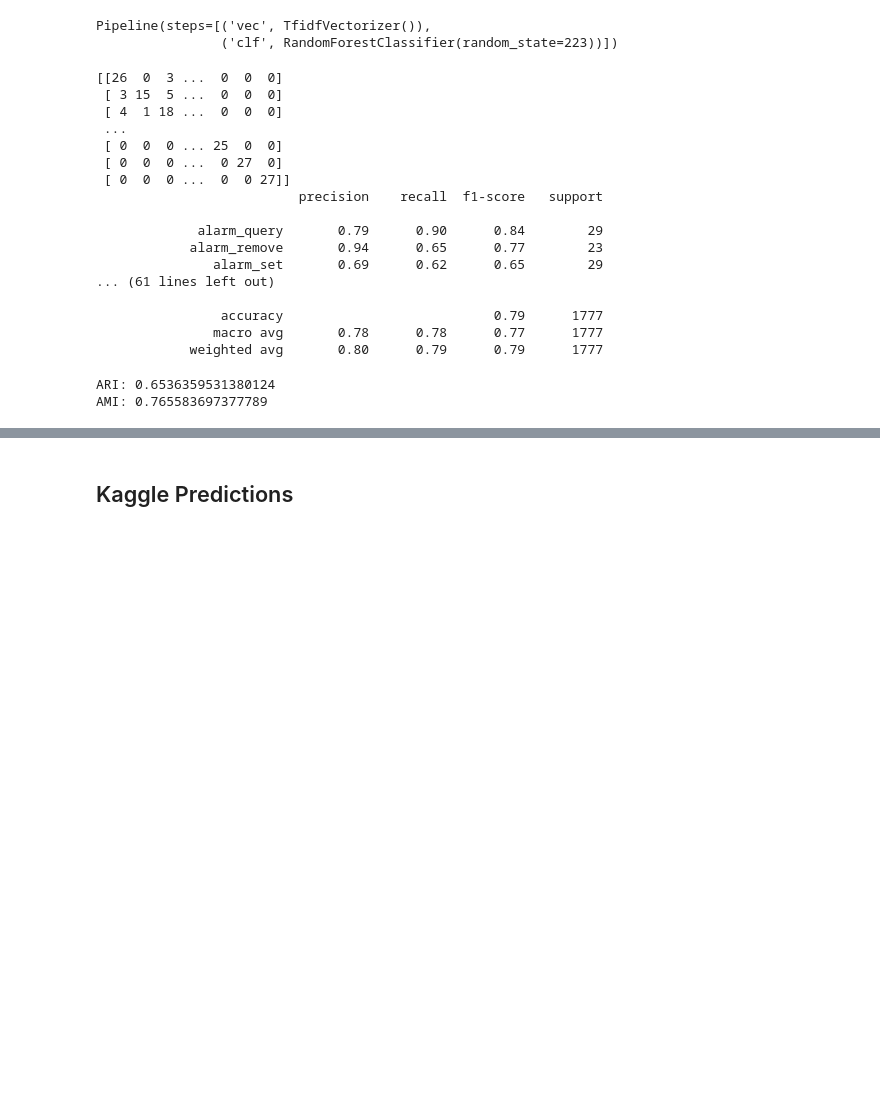
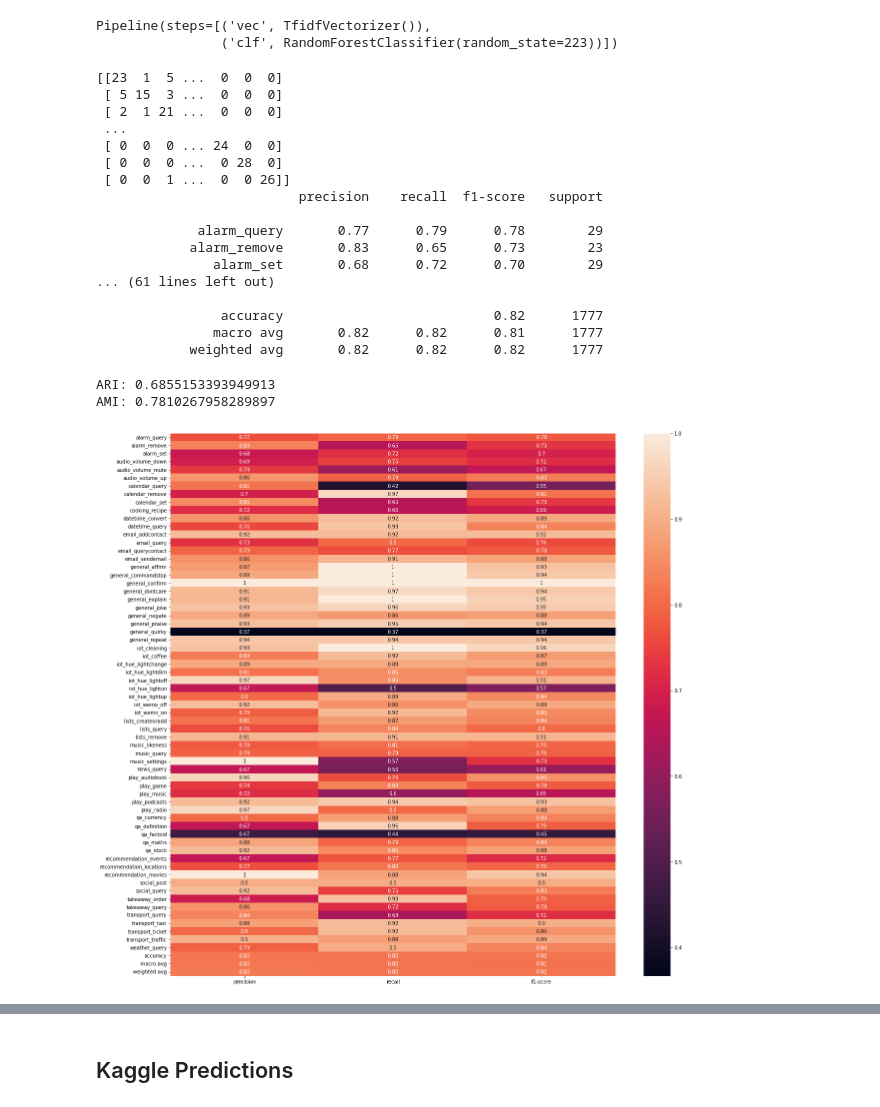
Before and after one commit to palakagl/-Multiclass-Text-Classification-for-Personal-Assistant-Chatbot-with-Wysdom.AI, a Jupyter notebook: Wysdom_ShallowModel_TFIDF_RF.ipynb, the cells around one changed output, grey strips where cells are left out. Saved outputs shown, nothing was run; the diff lists cells and outputs as text; code cells hidden in the pictures; blank space fills up the shorter version.

```diff
--- a/Wysdom_ShallowModel_TFIDF_RF.ipynb
+++ b/Wysdom_ShallowModel_TFIDF_RF.ipynb
@@ -132,7 +137,8 @@ for i in range(len(s)):
 df.head(10)
 '''
 # %%
-X = df['message_clean']
+#X = df['message_clean']
+X = df['message']
 y = df['label']
 # %%
 X_train, X_val, y_train, y_val = train_test_split(X, y, test_size=0.2, random_state=42)
@@ -174,23 +180,23 @@ pred_val = pipe.predict(X_val)
 print(confusion_matrix(y_val, pred_val))
 print(classification_report(y_val, pred_val))
 # %% [output]
-[[26  0  3 ...  0  0  0]
- [ 3 15  5 ...  0  0  0]
- [ 4  1 18 ...  0  0  0]
+[[23  1  5 ...  0  0  0]
+ [ 5 15  3 ...  0  0  0]
+ [ 2  1 21 ...  0  0  0]
  ...
- [ 0  0  0 ... 25  0  0]
- [ 0  0  0 ...  0 27  0]
- [ 0  0  0 ...  0  0 27]]
+ [ 0  0  0 ... 24  0  0]
+ [ 0  0  0 ...  0 28  0]
+ [ 0  0  1 ...  0  0 26]]
                           precision    recall  f1-score   support
 
-             alarm_query       0.79      0.90      0.84        29
-            alarm_remove       0.94      0.65      0.77        23
-               alarm_set       0.69      0.62      0.65        29
+             alarm_query       0.77      0.79      0.78        29
+            alarm_remove       0.83      0.65      0.73        23
+               alarm_set       0.68      0.72      0.70        29
 ... (61 lines left out)
 
-                accuracy                           0.79      1777
-               macro avg       0.78      0.78      0.77      1777
-            weighted avg       0.80      0.79      0.79      1777
+                accuracy                           0.82      1777
+               macro avg       0.82      0.82      0.81      1777
+            weighted avg       0.82      0.82      0.82      1777
 # %%
 ari = adjusted_rand_score(y_val, pred_val)
 ami = adjusted_mutual_info_score(y_val, pred_val, average_method='arithmetic')
@@ -198,5 +204,26 @@ ami = adjusted_mutual_info_score(y_val, pred_val, average_method='arithmetic')
 print("ARI: {}".format(ari))
 print("AMI: {}".format(ami))
 # %% [output]
-ARI: 0.6536359531380124
-AMI: 0.765583697377789
+ARI: 0.6855153393949913
+AMI: 0.7810267958289897
+# %%
+def visualize_classification_report_with_heatmap(test_y, pred_labels, target_names_dict):
+  fig, ax = plt.subplots(figsize=(20,20))
+  clf_report = classification_report(test_y, pred_labels,
+                                    target_names=list(target_names_dict.values()),
+                                    output_dict=True)
+  sns.heatmap(pd.DataFrame(clf_report).iloc[:-1, :].T, annot=True)
+  return
+
+# Use this dict, if cannot generate from labeled data based dictionary ('label_dict') dynamically
+label_dict_fixed={0: 'alarm_query',1: 'alarm_remove',2: 'alarm_set',3: 'audio_volume_down',4: 'audio_volume_mute',5: 'audio_volume_up',6: 'calendar_query',7: 'calendar_remove',8: 'calendar_set',9:
+             'cooking_recipe',10: 'datetime_convert',11: 'datetime_query',12: 'email_addcontact',13: 'email_query',14: 'email_querycontact',15: 'email_sendemail',16: 'general_affirm',17: 'general_commandstop',
+             18: 'general_confirm',19: 'general_dontcare',20: 'general_explain',21: 'general_joke',22: 'general_negate',23: 'general_praise',24: 'general_quirky',25: 'general_repeat',26: 'iot_cleaning',
+             27: 'iot_coffee',28: 'iot_hue_lightchange',29: 'iot_hue_lightdim',30: 'iot_hue_lightoff',31: 'iot_hue_lighton',32: 'iot_hue_lightup',33: 'iot_wemo_off',34: 'iot_wemo_on',35: 'lists_createoradd',
+             36: 'lists_query',37: 'lists_remove',38: 'music_likeness',39: 'music_query',40: 'music_settings',41: 'news_query',42: 'play_audiobook',43: 'play_game',44: 'play_music',45: 'play_podcasts',
+             46: 'play_radio',47: 'qa_currency',48: 'qa_definition',49: 'qa_factoid',50: 'qa_maths',51: 'qa_stock',52: 'recommendation_events',53: 'recommendation_locations',54: 'recommendation_movies',
+             55: 'social_post',56: 'social_query',57: 'takeaway_order',58: 'takeaway_query',59: 'transport_query',60: 'transport_taxi',61: 'transport_ticket',62: 'transport_traffic',63: 'weather_query'}
+
+visualize_classification_report_with_heatmap(y_val, pred_val, label_dict_fixed)
+# %% [output]
+[figure, added]
```
Also changed, not shown: parts of 7 cells of this notebook.
